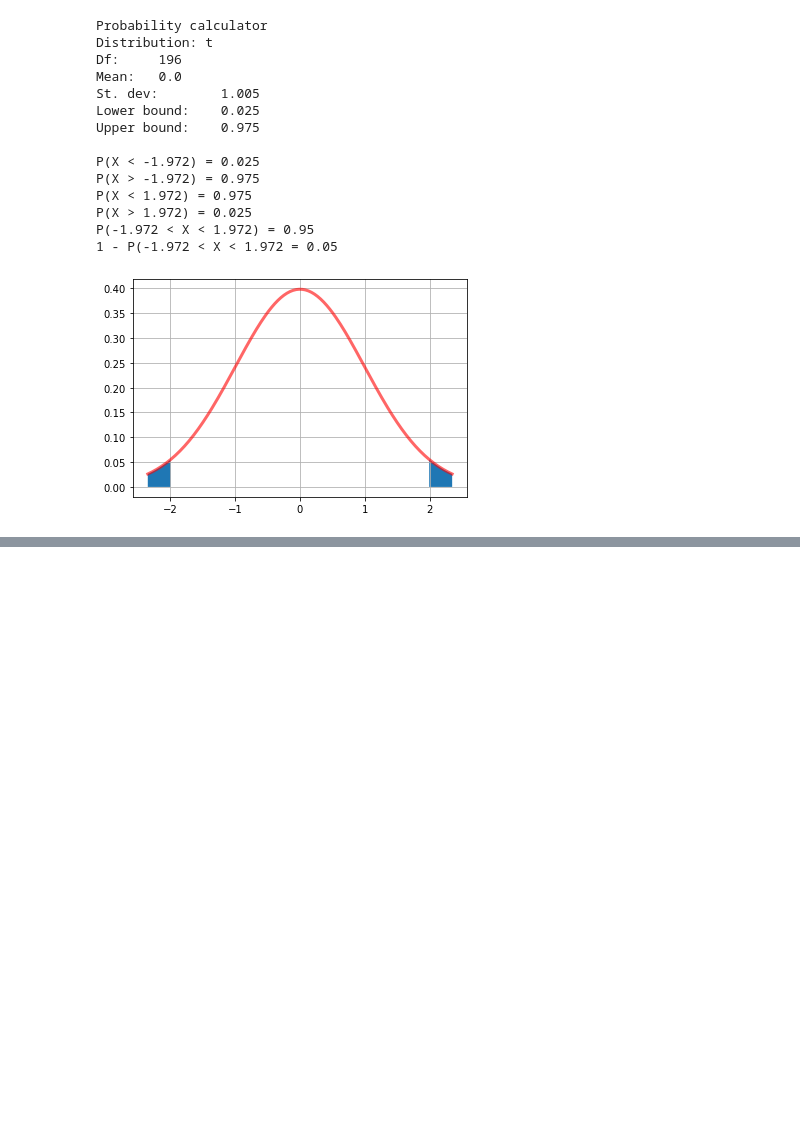
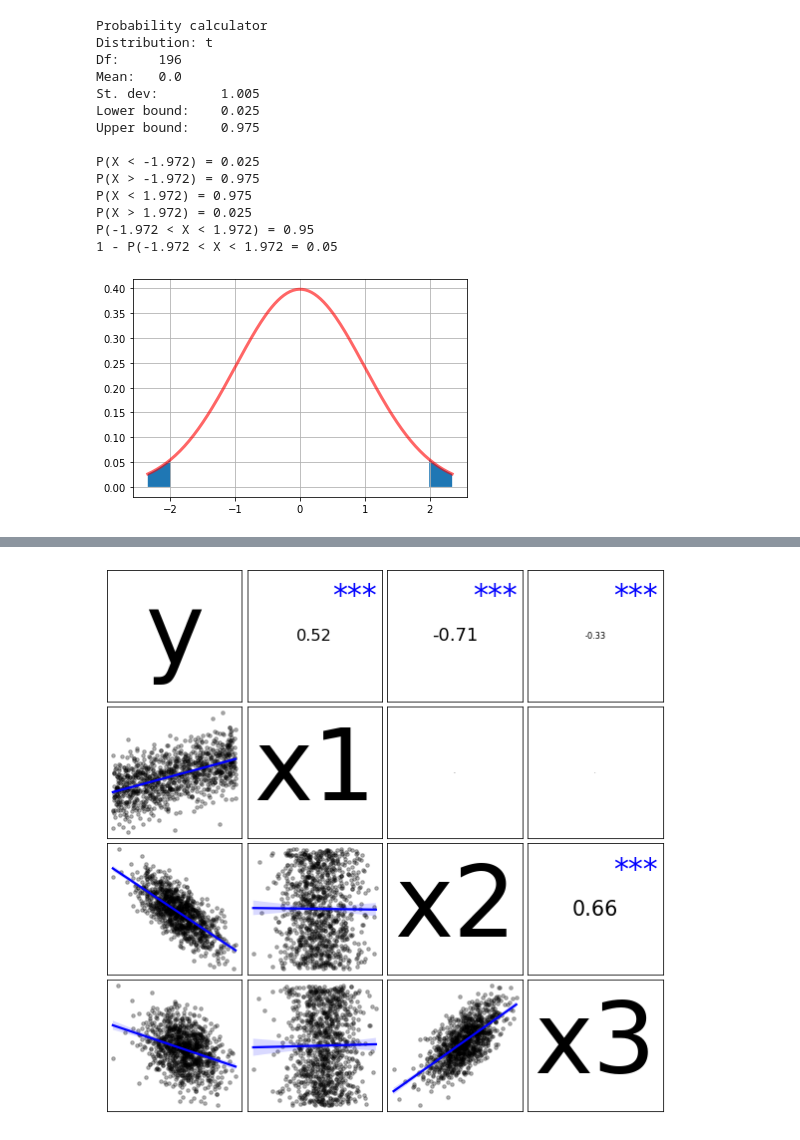
Before and after one commit to vnijs/pyrsm, a Jupyter notebook: examples/model-linear-regression.ipynb, the cells around one changed output, grey strips where cells are left out. Cells and saved outputs as stored; diff of their text form; code cells hidden in the pictures; blank space fills up the shorter version.

```diff
--- a/examples/model-linear-regression.ipynb
+++ b/examples/model-linear-regression.ipynb
@@ -317,0 +317,2 @@ P(-1.972 < X < 1.972) = 0.95
+# %%
+rsm.load_data(pkg="model", name="ideal", dct=globals())
@@ -317,0 +394,5 @@ P(-1.972 < X < 1.972) = 0.95
+# %%
+cr = rsm.correlation(ideal[["y", "x1", "x2", "x3"]])
+cr.plot(nobs=-1, figsize=(10, 10))
+# %% [output]
+[figure, added]
```
Also changed, not shown: parts of 16 cells of this notebook, 1 other file.
